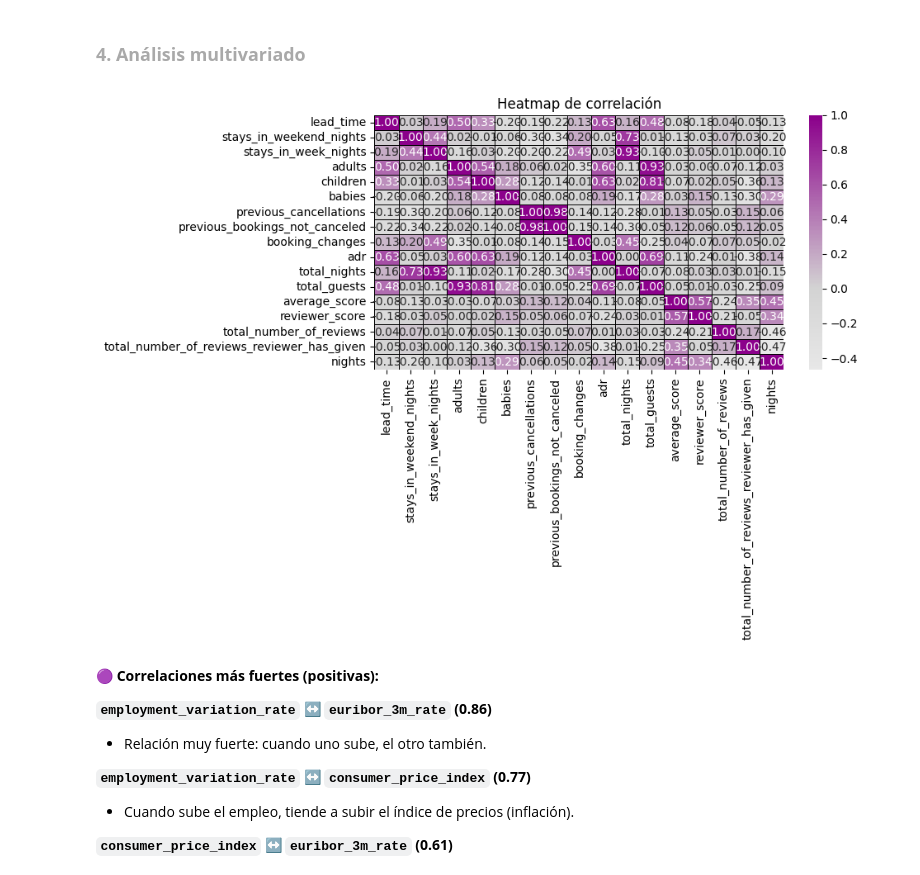
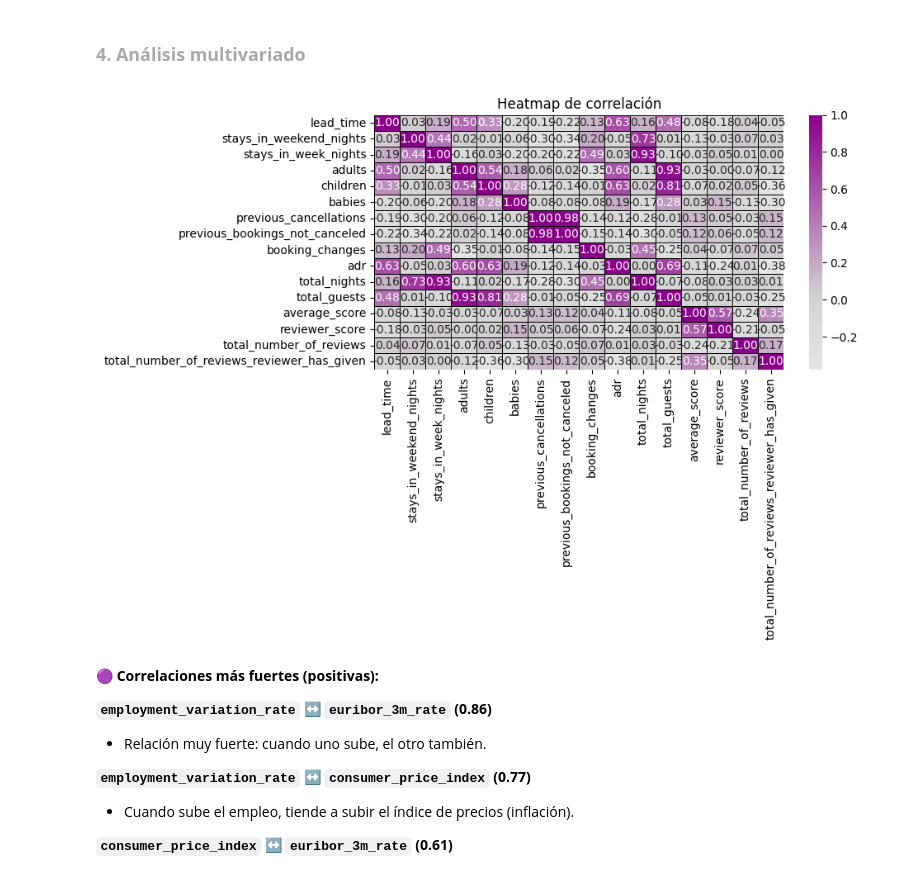
Before and after one commit to lorenalopezarenas/Booking_Reviews, a Jupyter notebook: notebooks/03. EDA.ipynb, the cells around one changed output. Drawn from its saved outputs; the diff is of its cells as text; code cells hidden in the pictures.

```diff
--- a/notebooks/03. EDA.ipynb
+++ b/notebooks/03. EDA.ipynb
@@ -255,11 +267,11 @@ En consecuencia, eliminamos estas variables del conjunto de datos para simplific
 # %% [markdown]
 - Antes de eliminarlas, creamos una copia del DataFrame:
 # %%
-df_final = df_integrado.copy()
+booking_reviews = df_final.copy()
 # %% [markdown]
 - Eliminamos las varibles mencionadas anteriormente:
 # %%
-df_final = eliminar_columns(df_final, ['previous_contacts', 'num_kids_home', 'num_teens_home', 'number_employees'])
+booking_reviews = eliminar_columns(booking_reviews, ['nights', 'is_repeated_guest', 'reserved_room_type', 'deposit_type', 'reviewer_nationality', 'positive_tag', 'negative_tag', 'trip_type'])
 # %% [markdown]
 - Guardamos el DataFrame:
 # %%
@@ -491,9 +442,9 @@ Conclusión: El mes tiene un impacto limitado en la suscripción.
 ### <span style="color:darkgray">**4. Análisis multivariado**</span>
 # %%
 # Llamamos a la función que nos dibuja el heatmap guardada en el archivo de soporte
-grafica_correlacion(df_final)
+grafica_correlacion(booking_reviews)
 # %% [output]
-[figure, old version]
+[figure, new version]
 # %% [markdown]
 🟣 **Correlaciones más fuertes (positivas):**
 
```
Also changed, not shown: parts of 37 cells of this notebook.
